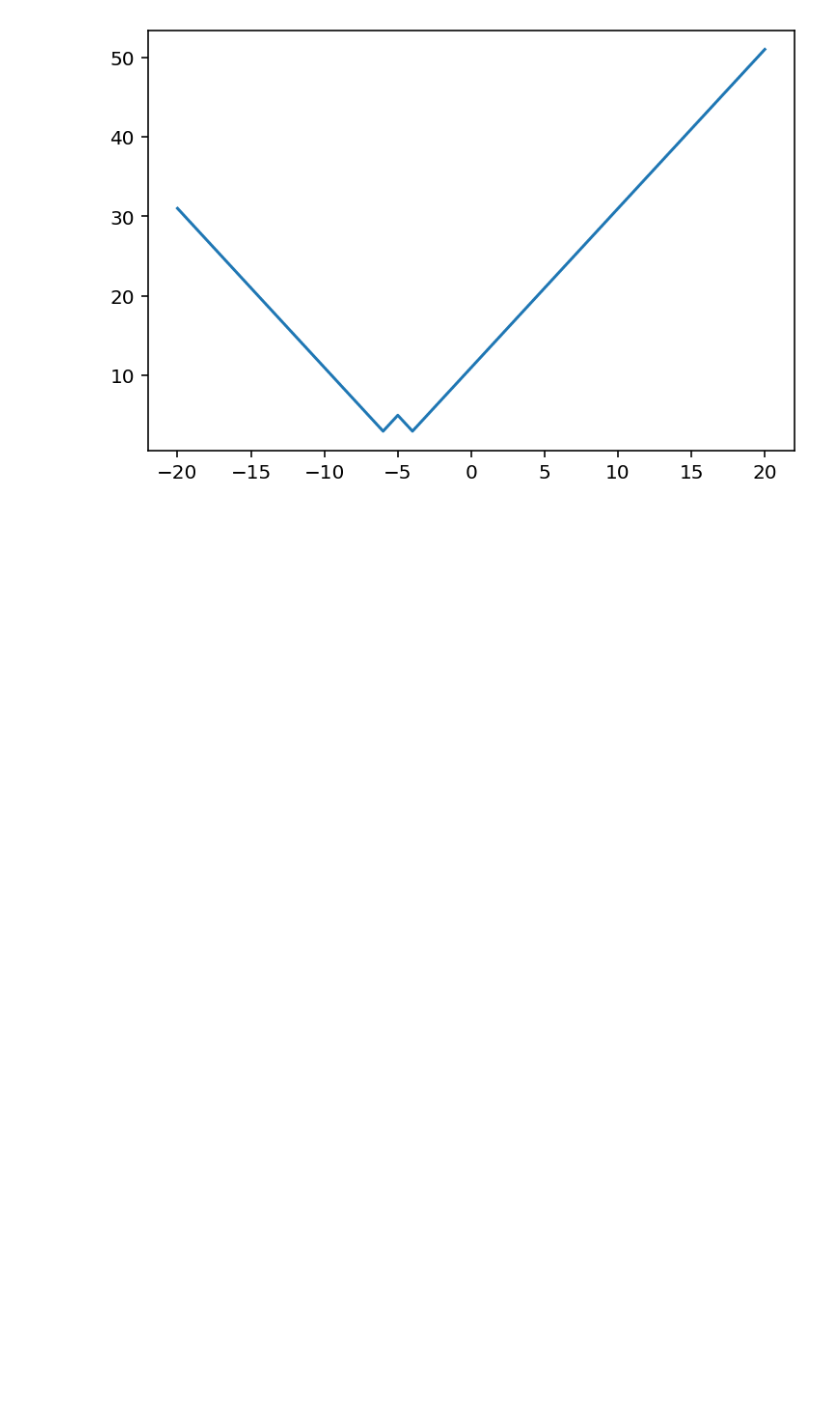
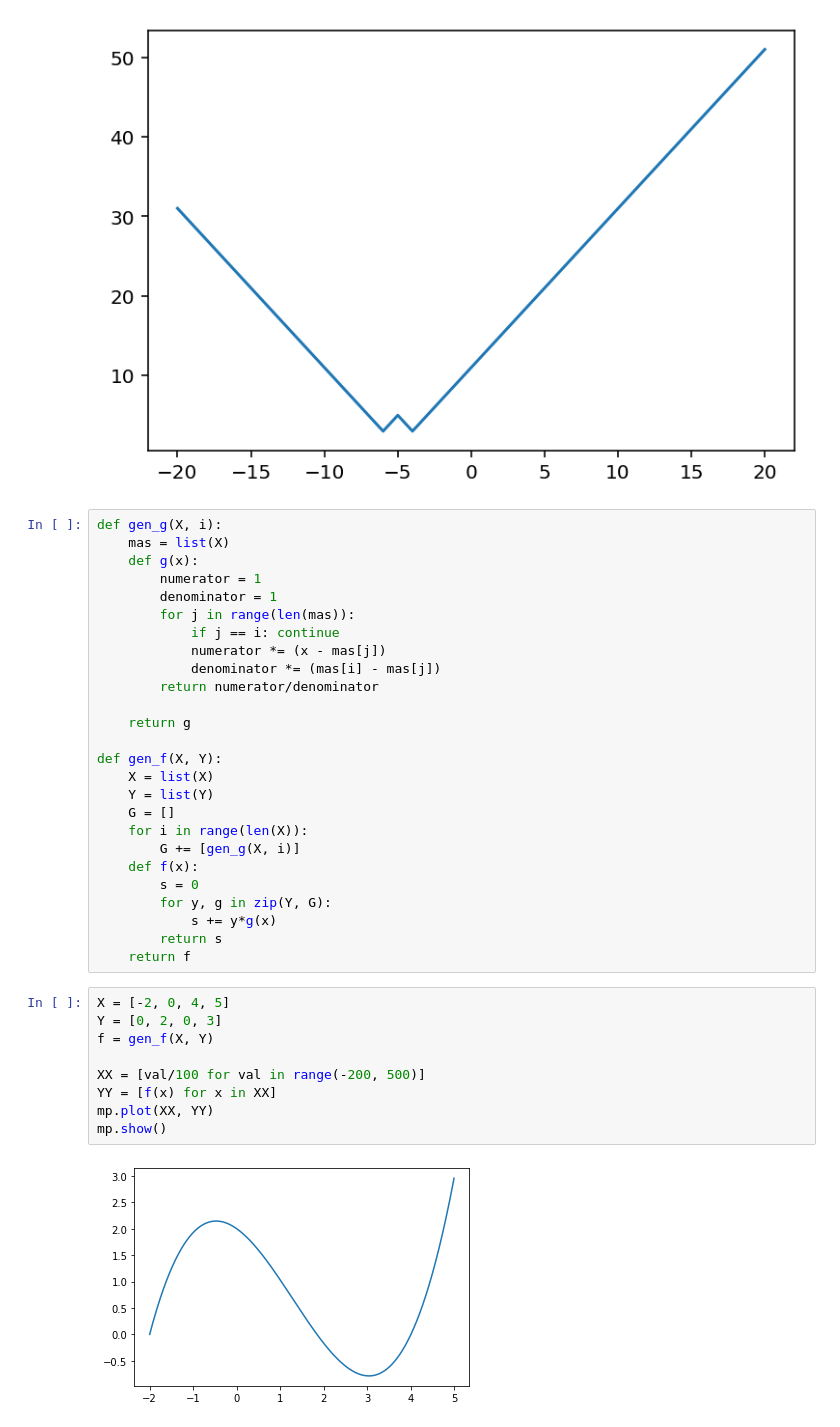
Before and after one commit to KimonSenpai/Materials-10G, a Jupyter notebook: Функции 2.0.ipynb, the cells around one changed output. Drawn from its saved outputs; the diff is of its cells as text; blank space fills up the shorter version.

```diff
--- a/Функции 2.0.ipynb
+++ b/Функции 2.0.ipynb
@@ -51,3 +51,40 @@ mp.plot(X, Y)
 mp.show()
 # %% [output]
 [figure]
+# %%
+def gen_g(X, i):
+    mas = list(X)
+    def g(x):
+        numerator = 1
+        denominator = 1
+        for j in range(len(mas)):
+            if j == i: continue
+            numerator *= (x - mas[j])
+            denominator *= (mas[i] - mas[j])
+        return numerator/denominator
+
+    return g
+
+def gen_f(X, Y):
+    X = list(X)
+    Y = list(Y)
+    G = []
+    for i in range(len(X)):
+        G += [gen_g(X, i)]
+    def f(x):
+        s = 0
+        for y, g in zip(Y, G):
+            s += y*g(x)
+        return s
+    return f
+# %%
+X = [-2, 0, 4, 5]
+Y = [0, 2, 0, 3]
+f = gen_f(X, Y)
+
+XX = [val/100 for val in range(-200, 500)]
+YY = [f(x) for x in XX]
+mp.plot(XX, YY)
+mp.show()
+# %% [output]
+[figure, added]
```
Also changed, not shown: parts of 5 cells of this notebook, 1 other file.
